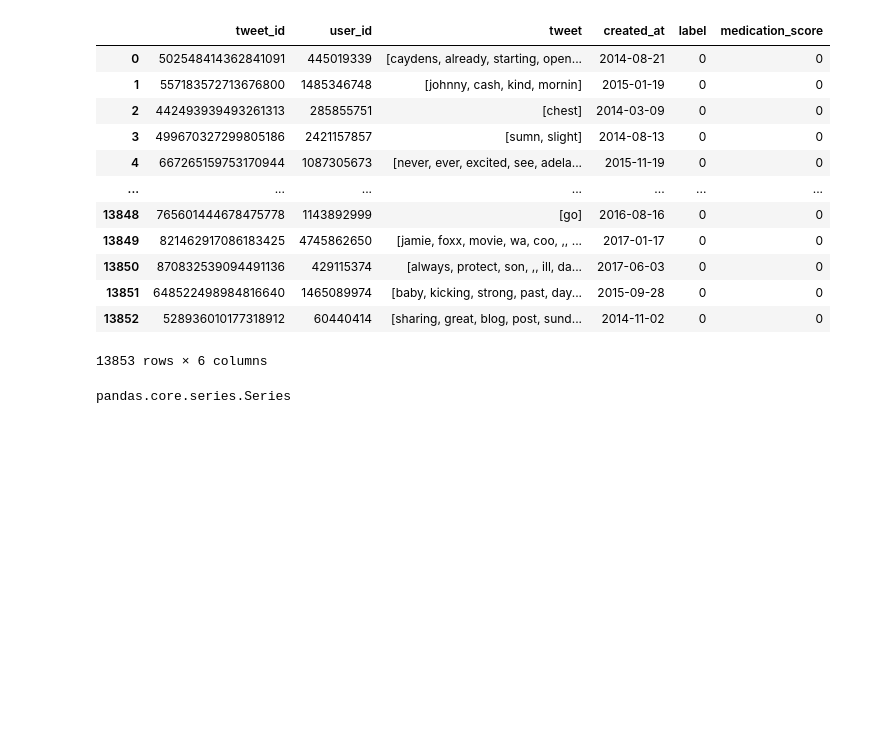
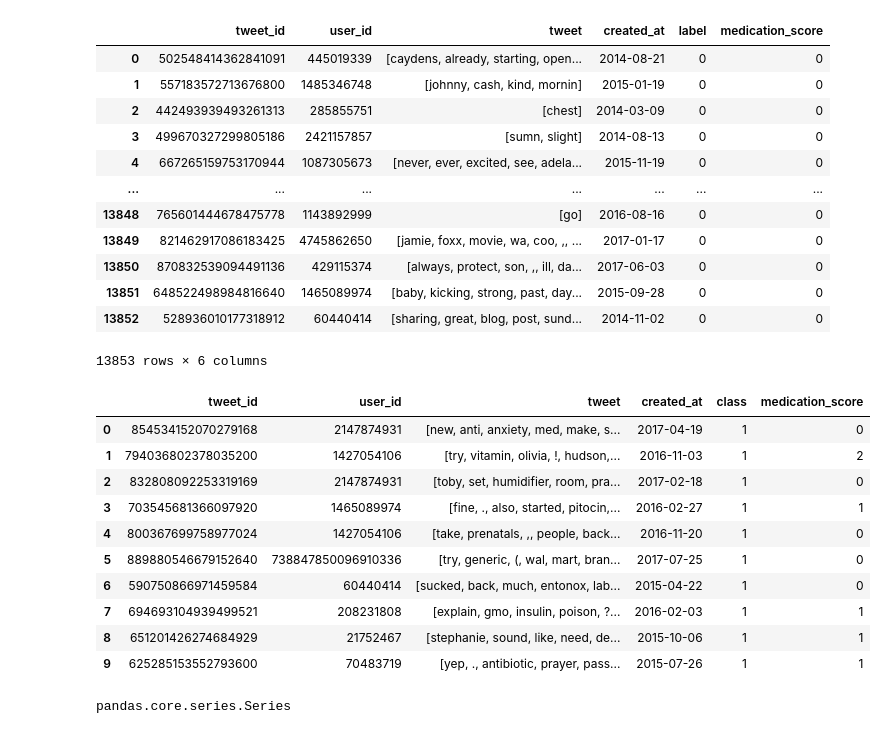
Before and after one commit to Seixal97/tweet_mining_project, a Jupyter notebook: pipeline_feat_generator.ipynb, the cells around one changed output. Cells and saved outputs as stored; diff of their text form; code cells hidden in the pictures; blank space fills up the shorter version.

```diff
--- a/pipeline_feat_generator.ipynb
+++ b/pipeline_feat_generator.ipynb
@@ -127,6 +181,20 @@ medication_score(df_test,'medication_list.txt')
 | 13851 | 648522498984816640 | 1465089974 | [baby, kicking, strong, past, day... | 2015-09-28 | 0 | 0 |
 | 13852 | 528936010177318912 | 60440414 | [sharing, great, blog, post, sund... | 2014-11-02 | 0 | 0 |
 13853 rows × 6 columns
+# %%
+df_train.head(10)
+# %% [output]
+|  | tweet_id | user_id | tweet | created_at | class | medication_score |
+| 0 | 854534152070279168 | 2147874931 | [new, anti, anxiety, med, make, s... | 2017-04-19 | 1 | 0 |
+| 1 | 794036802378035200 | 1427054106 | [try, vitamin, olivia, !, hudson,... | 2016-11-03 | 1 | 2 |
+| 2 | 832808092253319169 | 2147874931 | [toby, set, humidifier, room, pra... | 2017-02-18 | 1 | 0 |
+| 3 | 703545681366097920 | 1465089974 | [fine, ., also, started, pitocin,... | 2016-02-27 | 1 | 1 |
+| 4 | 800367699758977024 | 1427054106 | [take, prenatals, ,, people, back... | 2016-11-20 | 1 | 0 |
+| 5 | 889880546679152640 | 738847850096910336 | [try, generic, (, wal, mart, bran... | 2017-07-25 | 1 | 0 |
+| 6 | 590750866971459584 | 60440414 | [sucked, back, much, entonox, lab... | 2015-04-22 | 1 | 0 |
+| 7 | 694693104939499521 | 208231808 | [explain, gmo, insulin, poison, ?... | 2016-02-03 | 1 | 1 |
+| 8 | 651201426274684929 | 21752467 | [stephanie, sound, like, need, de... | 2015-10-06 | 1 | 1 |
+| 9 | 625285153552793600 | 70483719 | [yep, ., antibiotic, prayer, pass... | 2015-07-26 | 1 | 1 |
 # %%
 type(df_train['medication_score'])
 type(df_test['medication_score'])
```
Also changed, not shown: parts of 15 cells of this notebook, 3 other files.
